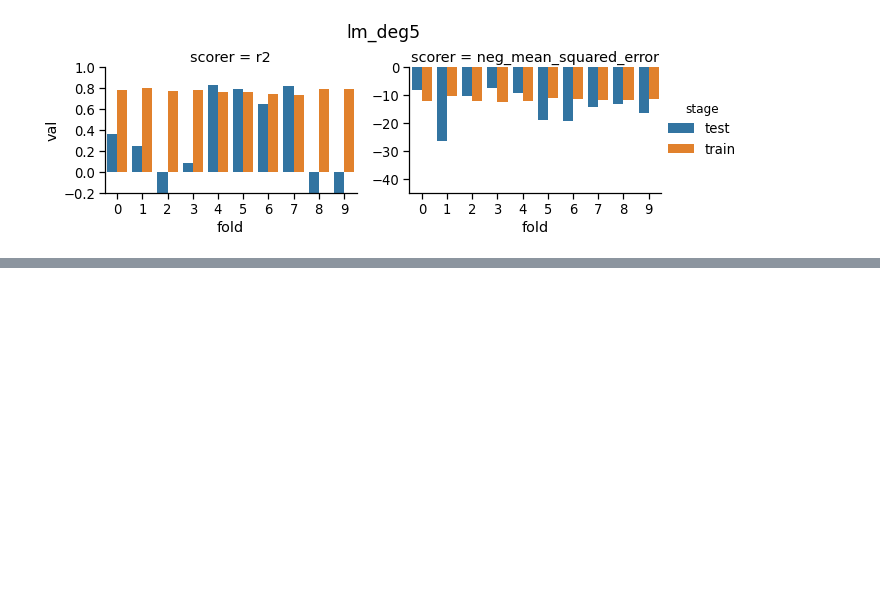
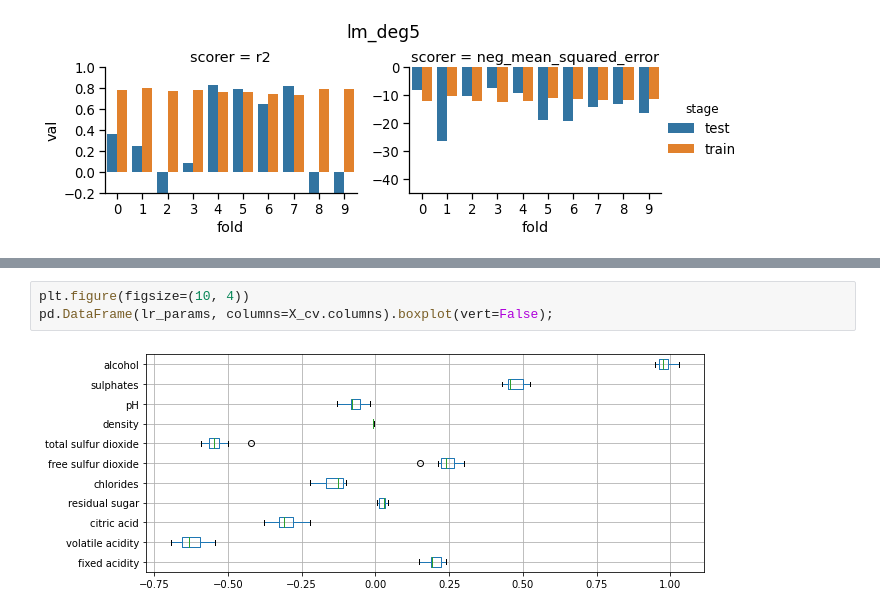
Before and after one commit to IORDS2021/ML-lectures, a Jupyter notebook: ML_series.ipynb, the cells around one changed output, grey strips where cells are left out. Drawn from its saved outputs; the diff is of its cells as text; blank space fills up the shorter version.

```diff
--- a/ML_series.ipynb
+++ b/ML_series.ipynb
@@ -544,0 +961,5 @@ for mod_name in crossval_df['model'].unique():
+# %%
+plt.figure(figsize=(10, 4))
+pd.DataFrame(lr_params, columns=X_cv.columns).boxplot(vert=False);
+# %% [output]
+[figure, added]
```
Also changed, not shown: parts of 119 cells of this notebook, 3 other files.
